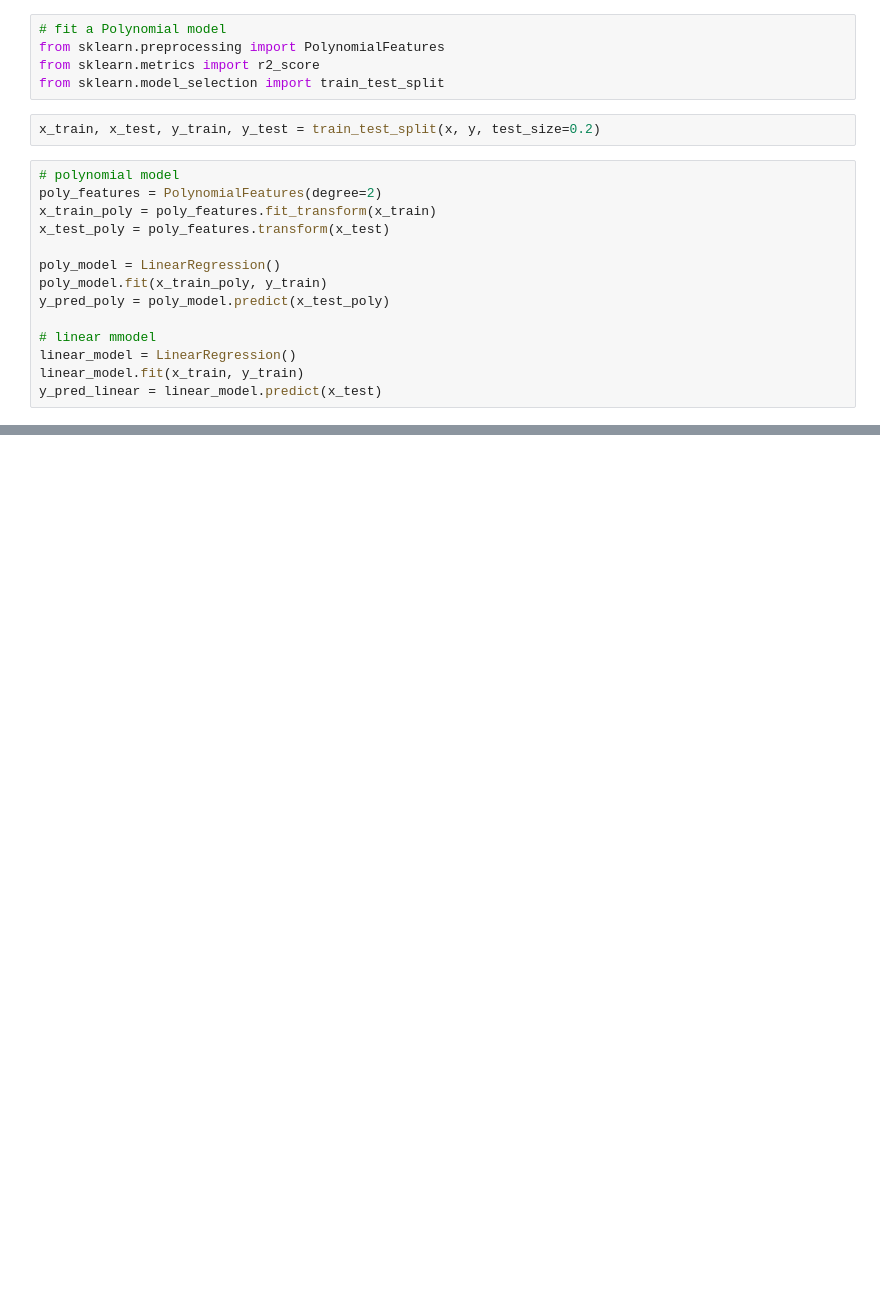
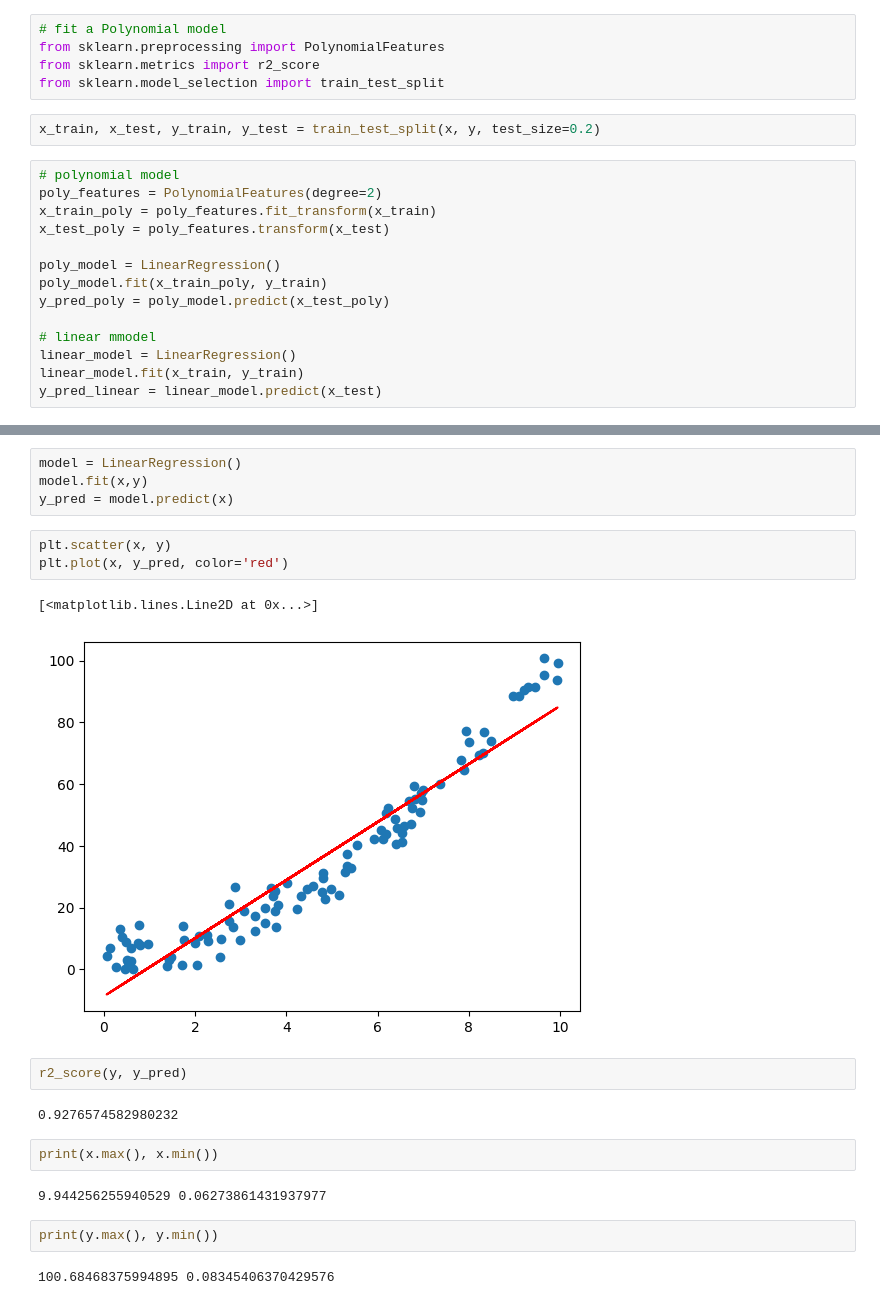
Before and after one commit to ayansuvra/DS-ML, a Jupyter notebook: ML/AssumptionLR.ipynb, the cells around one changed output, grey strips where cells are left out. Drawn from its saved outputs; the diff is of its cells as text; blank space fills up the shorter version.

```diff
--- a/ML/AssumptionLR.ipynb
+++ b/ML/AssumptionLR.ipynb
@@ -87,0 +98,22 @@ r2 score of polynomial model :  0.9761353098318215
+# %%
+model = LinearRegression()
+model.fit(x,y)
+y_pred = model.predict(x)
+# %%
+plt.scatter(x, y)
+plt.plot(x, y_pred, color='red')
+# %% [output]
+[<matplotlib.lines.Line2D at 0x...>]
+[figure, added]
+# %%
+r2_score(y, y_pred)
+# %% [output]
+0.9276574582980232
+# %%
+print(x.max(), x.min())
+# %% [output]
+9.944256255940529 0.06273861431937977
+# %%
+print(y.max(), y.min())
+# %% [output]
+100.68468375994895 0.08345406370429576
```
Also changed, not shown: parts of 11 cells of this notebook, 1 other file.
